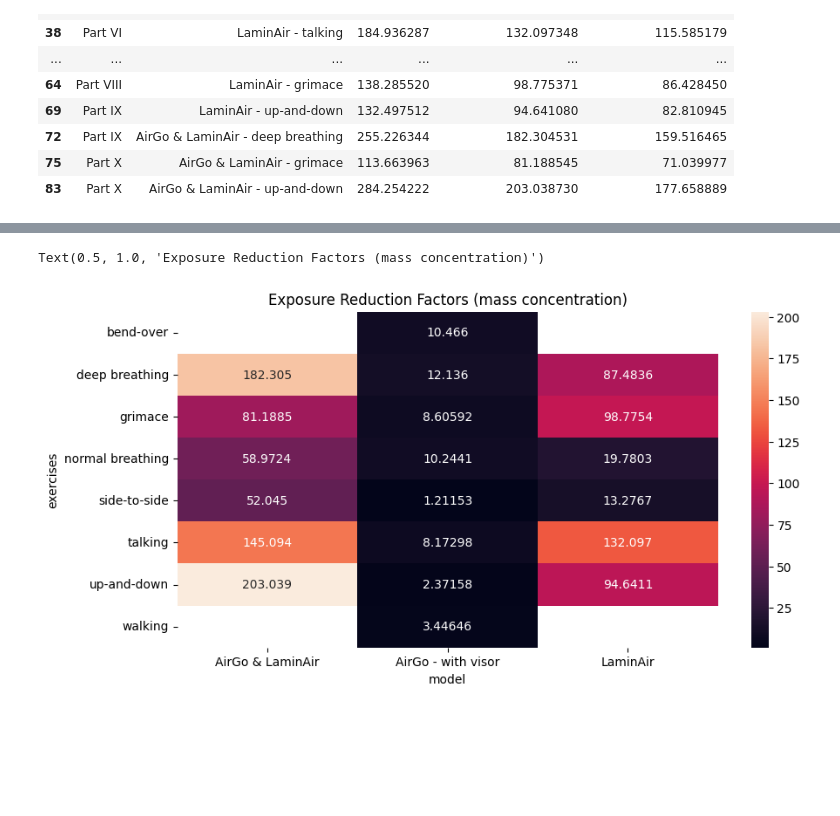
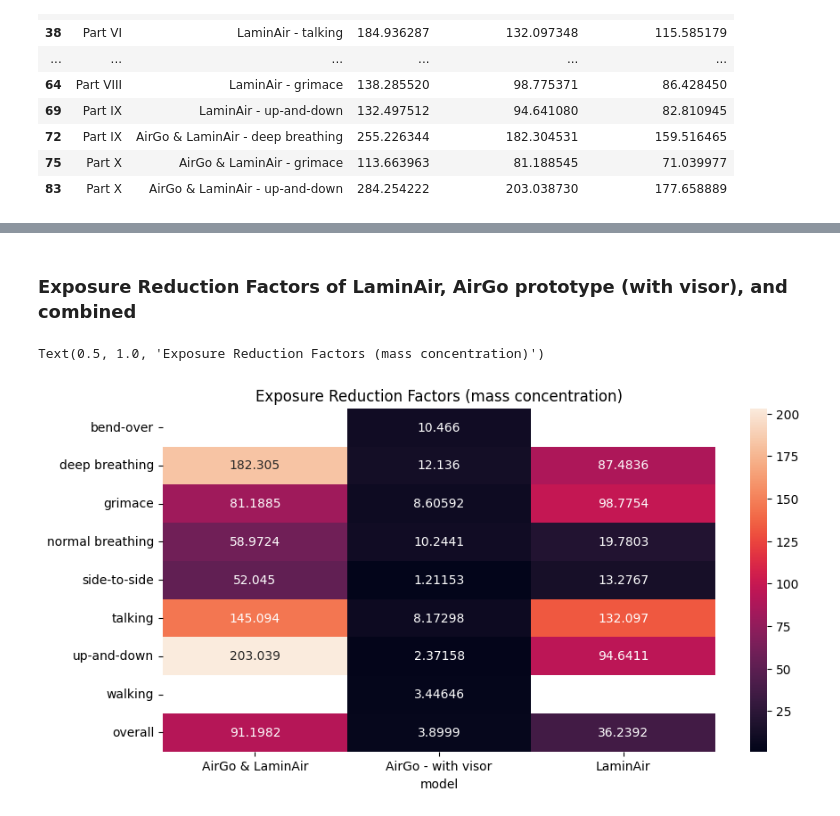
Before and after one commit to Edderic/iaq, a Jupyter notebook: notebooks/milestone-eoy-2023.ipynb, the cells around one changed output, grey strips where cells are left out. Cells and saved outputs as stored; diff of their text form; code cells hidden in the pictures; blank space fills up the shorter version.

```diff
--- a/notebooks/milestone-eoy-2023.ipynb
+++ b/notebooks/milestone-eoy-2023.ipynb
@@ -1142,7 +1228,17 @@ pivot
+# %%
+transpose = pd.DataFrame(pivot.apply(hmff)).T
+# %%
+transpose['model'] = 'overall'
+# %%
+overall_fit_factor_df = transpose.reset_index().set_index('model')[['AirGo & LaminAir', 'AirGo - with visor', 'LaminAir']]
+# %%
+pivot_with_overall_fit_factor = pd.concat([pivot, overall_fit_factor_df])
+# %% [markdown]
+### Exposure Reduction Factors of LaminAir, AirGo prototype (with visor), and combined
 # %%
 fig, ax = plt.subplots(1,1, figsize=(10,5))
-sns.heatmap(pivot, annot=True, fmt='g', ax=ax)
+sns.heatmap(pivot_with_overall_fit_factor, annot=True, fmt='g', ax=ax)
 ax.set_title("Exposure Reduction Factors (mass concentration)")
 # %% [output]
 Text(0.5, 1.0, 'Exposure Reduction Factors (mass concentration)')
-[figure, old version]
+[figure, new version]
```
Also changed, not shown: parts of 23 cells of this notebook.
